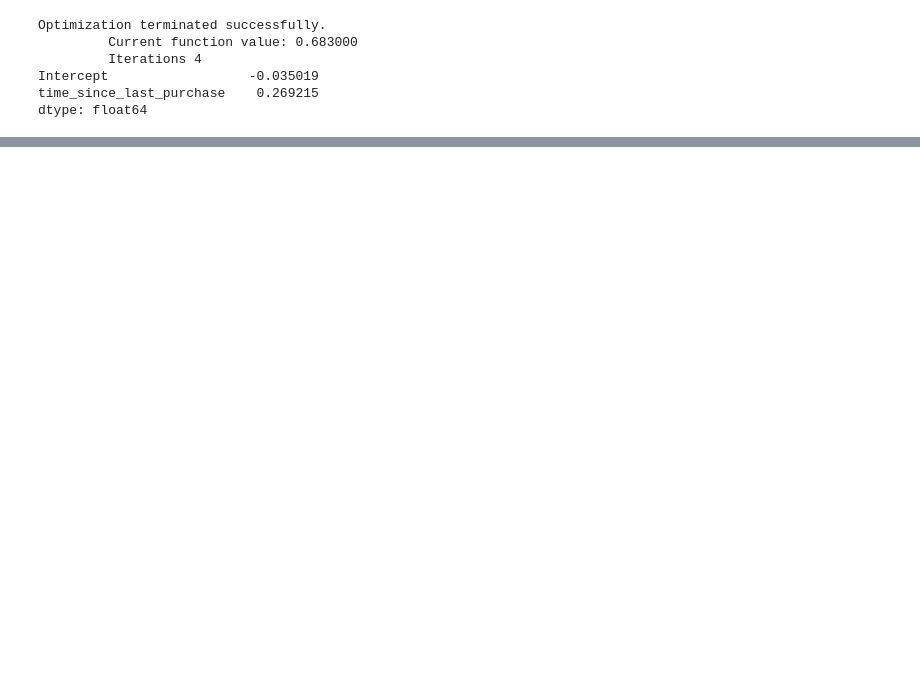
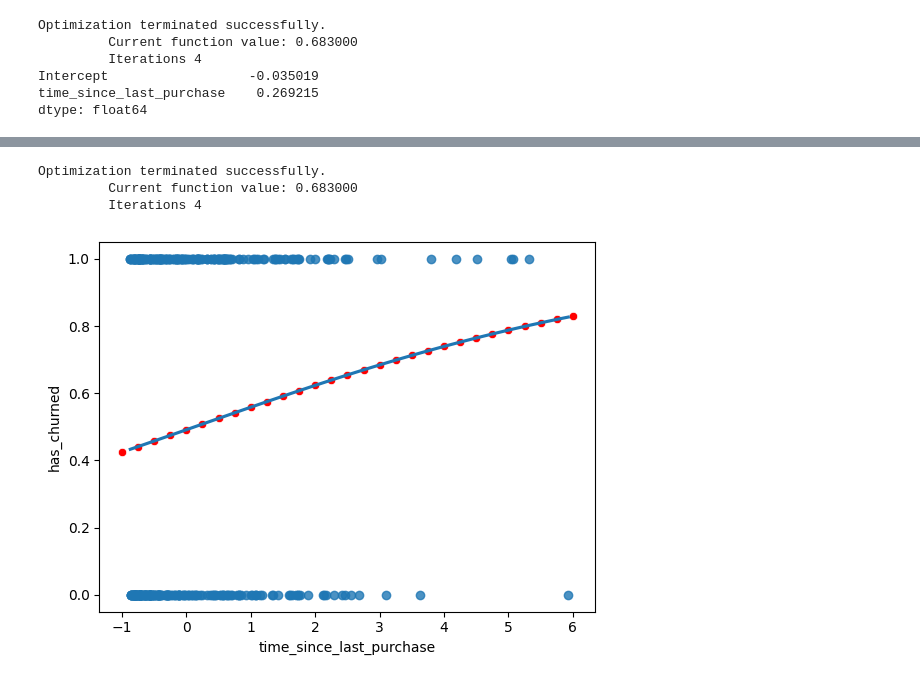
Before and after one commit to maitri0204/Python, a Jupyter notebook: Data Science/Introduction to Regression with statsmodels in Python/Introduction to Regression with statsmodels in Python.ipynb, the cells around one changed output, grey strips where cells are left out. Saved outputs shown, nothing was run; the diff lists cells and outputs as text; code cells hidden in the pictures; blank space fills up the shorter version.

```diff
--- a/Data Science/Introduction to Regression with statsmodels in Python/Introduction to Regression with statsmodels in Python.ipynb
+++ b/Data Science/Introduction to Regression with statsmodels in Python/Introduction to Regression with statsmodels in Python.ipynb
@@ -214,0 +233,18 @@ dtype: float64
+# %%
+# Making predictions
+from statsmodels.formula.api import logit
+import numpy as np
+mdl_recency = logit('has_churned ~ time_since_last_purchase', data=churn).fit()
+explanatory_data = pd.DataFrame({'time_since_last_purchase':np.arange(-1, 6.25, 0.25)})
+prediction_data = explanatory_data.assign(has_churned=mdl_recency.predict(explanatory_data))
+# %% [output]
+Optimization terminated successfully.
+         Current function value: 0.683000
+         Iterations 4
+# %%
+# Adding point predictions
+sns.regplot(x='time_since_last_purchase', y='has_churned', data=churn, ci=None, logistic=True)
+sns.scatterplot(x='time_since_last_purchase', y='has_churned', data=prediction_data, color='red')
+plt.show()
+# %% [output]
+[figure, added]
```
Also changed, not shown: parts of 9 cells of this notebook.
